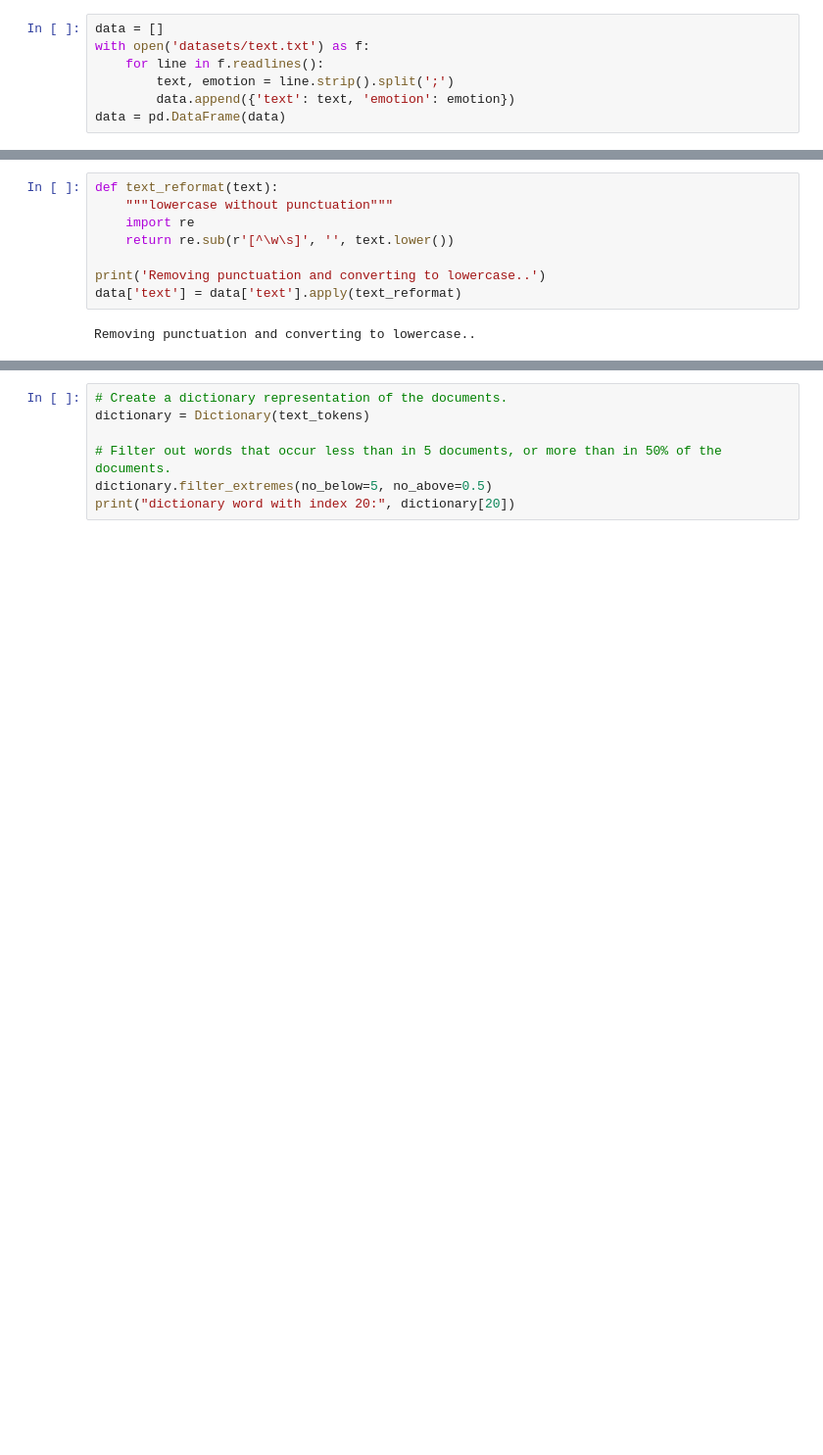
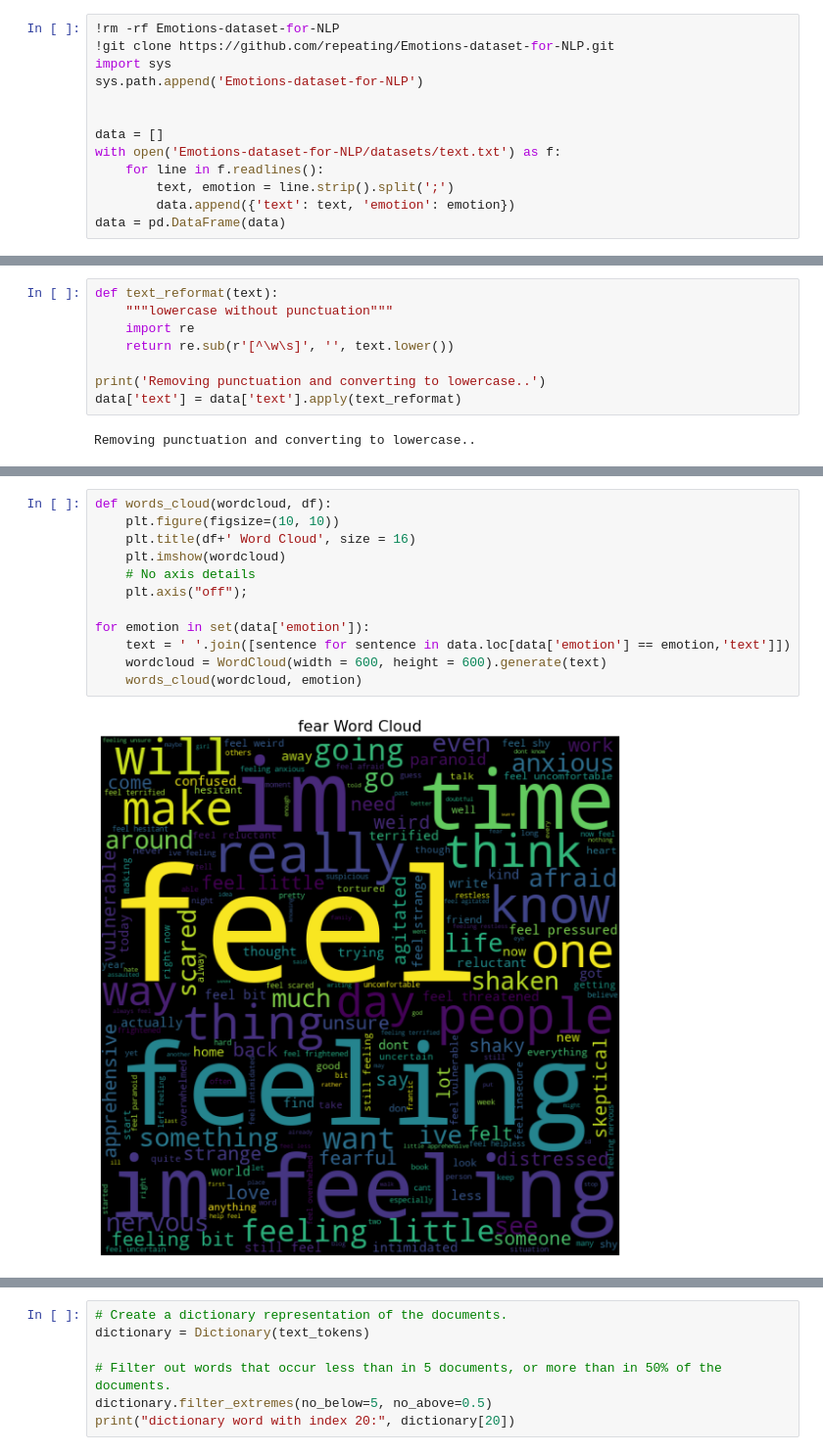
Before and after one commit to repeating/Daily-News-for-Stock-Market-Prediction, a Jupyter notebook: analysis.ipynb, the cells around one changed output, grey strips where cells are left out. Shown at 98% size. Drawn from its saved outputs; the diff is of its cells as text; blank space fills up the shorter version.

```diff
--- a/analysis.ipynb
+++ b/analysis.ipynb
@@ -21,6 +20,12 @@ import torch
 # %%
+!rm -rf Emotions-dataset-for-NLP
+!git clone https://github.com/repeating/Emotions-dataset-for-NLP.git
+import sys
+sys.path.append('Emotions-dataset-for-NLP')
+
+
 data = []
-with open('datasets/text.txt') as f:
+with open('Emotions-dataset-for-NLP/datasets/text.txt') as f:
     for line in f.readlines():
         text, emotion = line.strip().split(';')
         data.append({'text': text, 'emotion': emotion})
@@ -106 +119,15 @@ average number of tokens in a document: 8.3312
 [figure]
+# %%
+def words_cloud(wordcloud, df):
+    plt.figure(figsize=(10, 10))
+    plt.title(df+' Word Cloud', size = 16)
+    plt.imshow(wordcloud)
+    # No axis details
+    plt.axis("off");
+
+for emotion in set(data['emotion']):
+    text = ' '.join([sentence for sentence in data.loc[data['emotion'] == emotion,'text']])
+    wordcloud = WordCloud(width = 600, height = 600).generate(text)
+    words_cloud(wordcloud, emotion)
+# %% [output]
+[figure, added]
```
Also changed, not shown: parts of 16 cells of this notebook.
